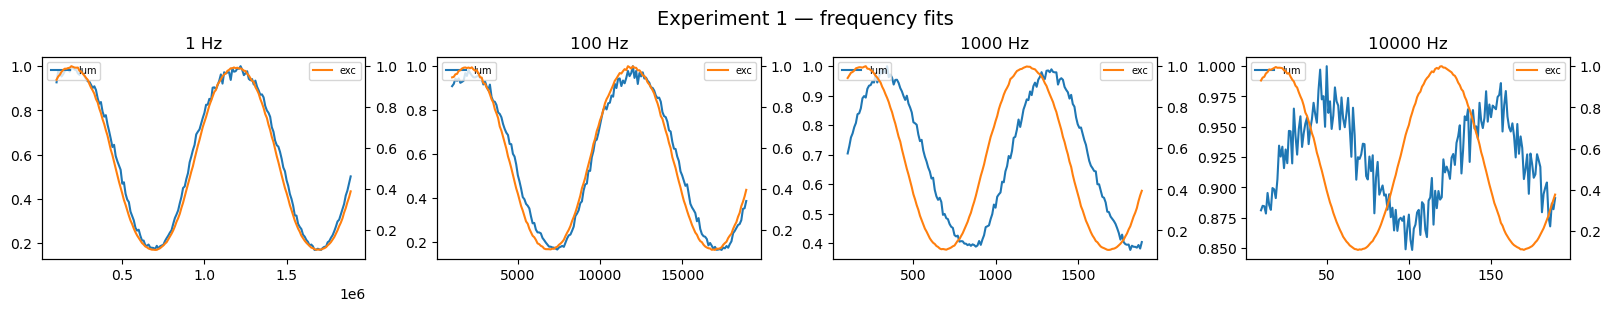
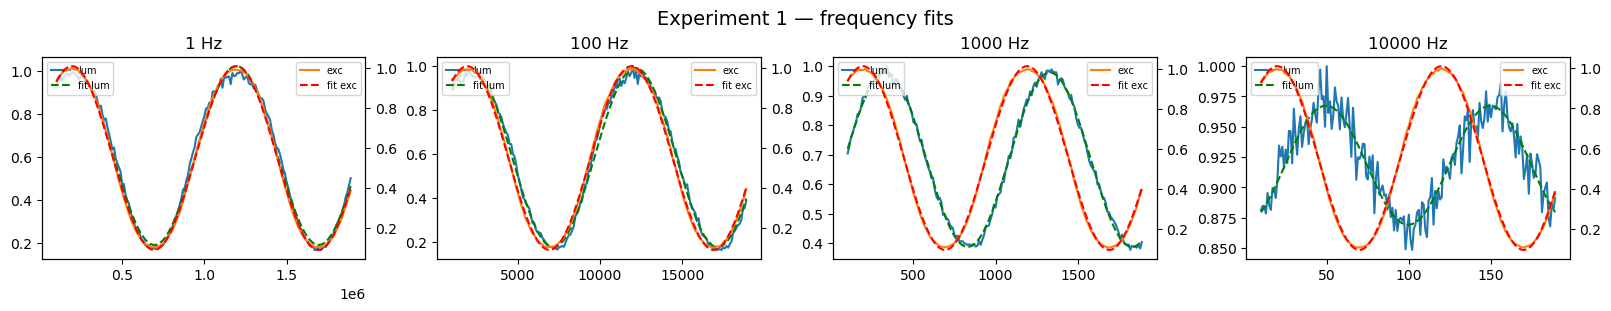
The notebook cell's code change between the first figure and the second:
--- before
+++ after
@@ -30,4 +30,5 @@
     for index, freq_data in enumerate(exp_data):
         freq = freq_data["freq"]
+        # print(f"\nProcessing frequency {freq} (type{type(freq)}) Hz for {exp_label}")
         # i, j = divmod(index, cols)
         # print(f"(i, j) = ({i}, {j}) for freq {freq} Hz")
@@ -36,6 +37,5 @@
 
         fitting_func = make_fitting_func(omega)
-        p0 = None #freq_dic["fitting_problems"].get(index, None)
-        
+        p0 = [1587.92259477, 2275.5144266, -81.46603027] if (freq == 100 and (exp_idx == 11 or exp_idx == 13)) else None #freq_dic["fitting_problems"].get(index, None)
 
         lum_curve = freq_data["data"]
@@ -43,12 +43,13 @@
 
         # print(f"Excitation curve for {freq} Hz: {exc_curve}")
-        # xs_exc, popt_exc, pcov_exc = fit_curve(exc_curve, fitting_func, p0=p0)
-        # xs_lum, popt_lum, pcov_lum = fit_curve(lum_curve, fitting_func, p0=p0)
-        # pcov_exc_list.append(np.diag(pcov_exc)[2])
-        # pcov_lum_list.append(np.diag(pcov_lum)[2])
+        xs_exc, popt_exc, pcov_exc = fit_curve(exc_curve, fitting_func, p0=p0)
+        xs_lum, popt_lum, pcov_lum = fit_curve(lum_curve, fitting_func, p0=p0)
+        pcov_exc_list.append(np.diag(pcov_exc)[2])
+        pcov_lum_list.append(np.diag(pcov_lum)[2])
+        
 
-        # ph_exc = popt_exc[2]
-        # ph_lum = popt_lum[2]
-        # phase_diffs.append(np.degrees(ph_lum - ph_exc) % 360)
+        ph_exc = popt_exc[2]
+        ph_lum = popt_lum[2]
+        phase_diffs.append(np.degrees(ph_lum - ph_exc) % 360)
 
         # Plot normalizado
@@ -61,5 +62,5 @@
         ax = axs[index]
         ax.plot(x_lum, y_lum / np.max(y_lum), label="lum")
-        # ax.plot(xs_lum, fitting_func(xs_lum, *popt_lum) / np.max(y_lum), "g--", label="fit lum")
+        ax.plot(xs_lum, fitting_func(xs_lum, *popt_lum) / np.max(y_lum), "g--", label="fit lum")
         ax.set_title(f"{freq} Hz")
         ax.legend(loc="upper left", fontsize=7)
@@ -67,5 +68,5 @@
         ax2 = ax.twinx()
         ax2.plot(x_exc, y_exc / np.max(y_exc), color="tab:orange", label="exc")
-        # ax2.plot(xs_exc, fitting_func(xs_exc, *popt_exc) / np.max(y_exc), "r--", label="fit exc")
+        ax2.plot(xs_exc, fitting_func(xs_exc, *popt_exc) / np.max(y_exc), "r--", label="fit exc")
         ax2.legend(loc="upper right", fontsize=7)
 

Commit: visualization plots done